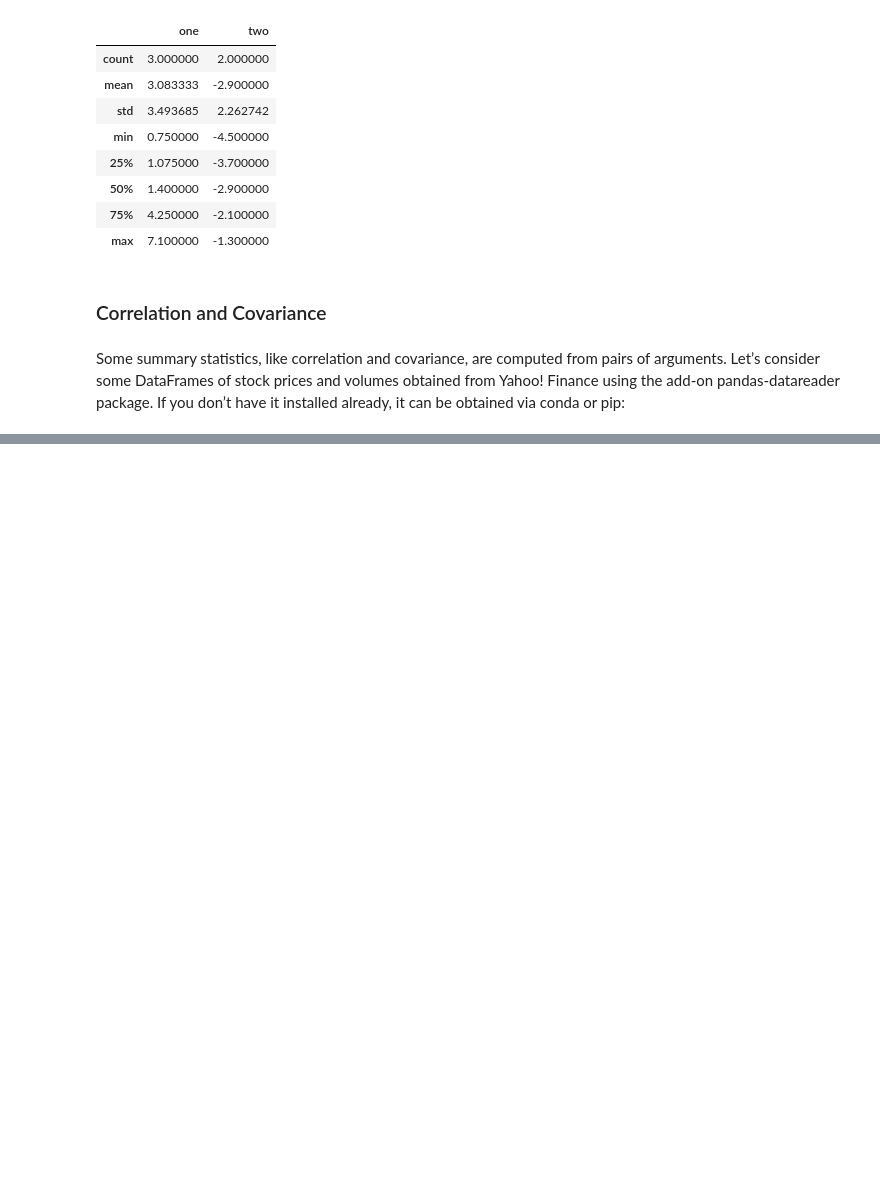
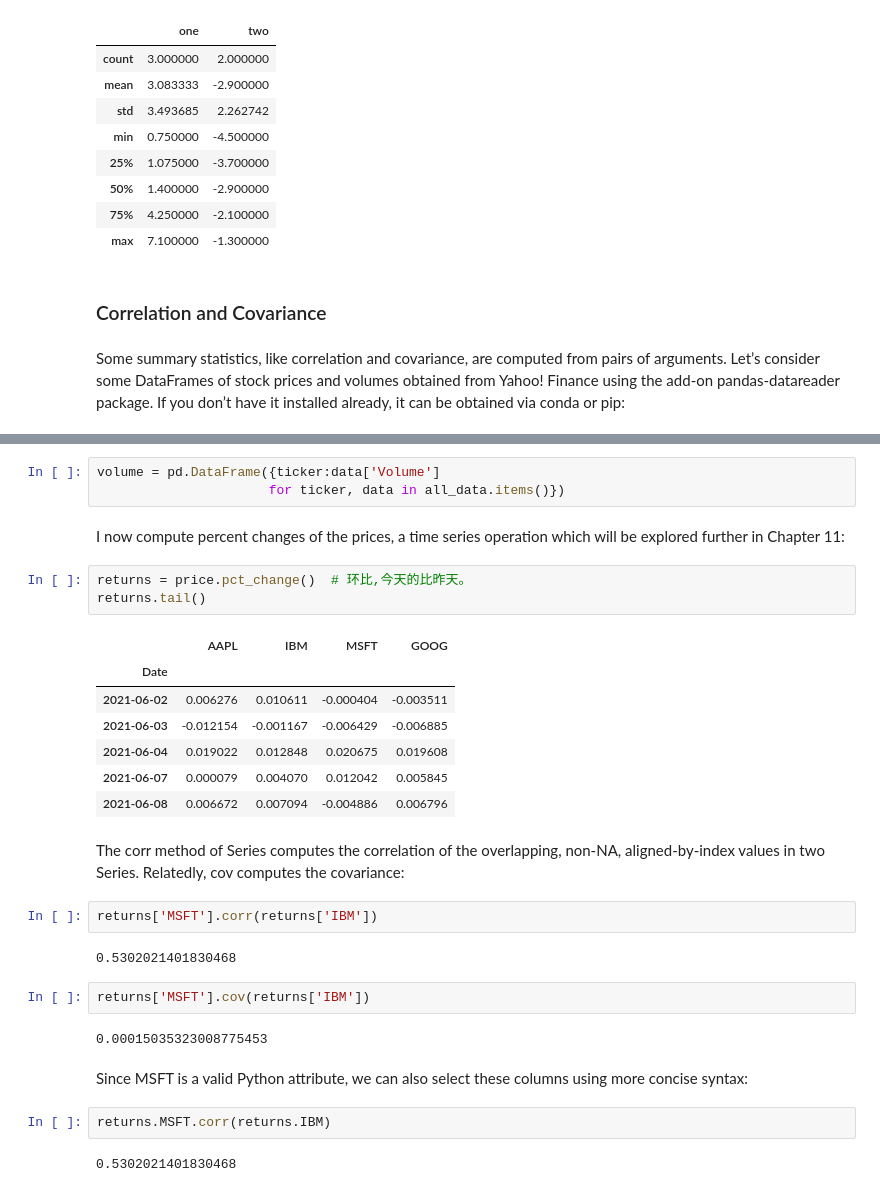
Before and after one commit to chunyaozhang/laikang_00, a Jupyter notebook: ch05.ipynb, the cells around one changed output, grey strips where cells are left out. Cells and saved outputs as stored; diff of their text form; blank space fills up the shorter version.

```diff
--- a/ch05.ipynb
+++ b/ch05.ipynb
@@ -1582,0 +1609,32 @@ have it installed already, it can be obtained via conda or pip:
+# %%
+volume = pd.DataFrame({ticker:data['Volume']
+                      for ticker, data in all_data.items()})
+# %% [markdown]
+I now compute percent changes of the prices, a time series operation which will be explored further in Chapter 11:
+# %%
+returns = price.pct_change()  # 环比,今天的比昨天。
+returns.tail()
+# %% [output]
+|  | AAPL | IBM | MSFT | GOOG |
+| Date |  |  |  |  |
+| 2021-06-02 | 0.006276 | 0.010611 | -0.000404 | -0.003511 |
+| 2021-06-03 | -0.012154 | -0.001167 | -0.006429 | -0.006885 |
+| 2021-06-04 | 0.019022 | 0.012848 | 0.020675 | 0.019608 |
+| 2021-06-07 | 0.000079 | 0.004070 | 0.012042 | 0.005845 |
+| 2021-06-08 | 0.006672 | 0.007094 | -0.004886 | 0.006796 |
+# %% [markdown]
+The corr method of Series computes the correlation of the overlapping, non-NA, aligned-by-index values in two Series. Relatedly, cov computes the covariance:
+# %%
+returns['MSFT'].corr(returns['IBM'])
+# %% [output]
+0.5302021401830468
+# %%
+returns['MSFT'].cov(returns['IBM'])
+# %% [output]
+0.00015035323008775453
+# %% [markdown]
+Since MSFT is a valid Python attribute, we can also select these columns using more concise syntax:
+# %%
+returns.MSFT.corr(returns.IBM)
+# %% [output]
+0.5302021401830468
```
Also changed, not shown: parts of 42 cells of this notebook.
